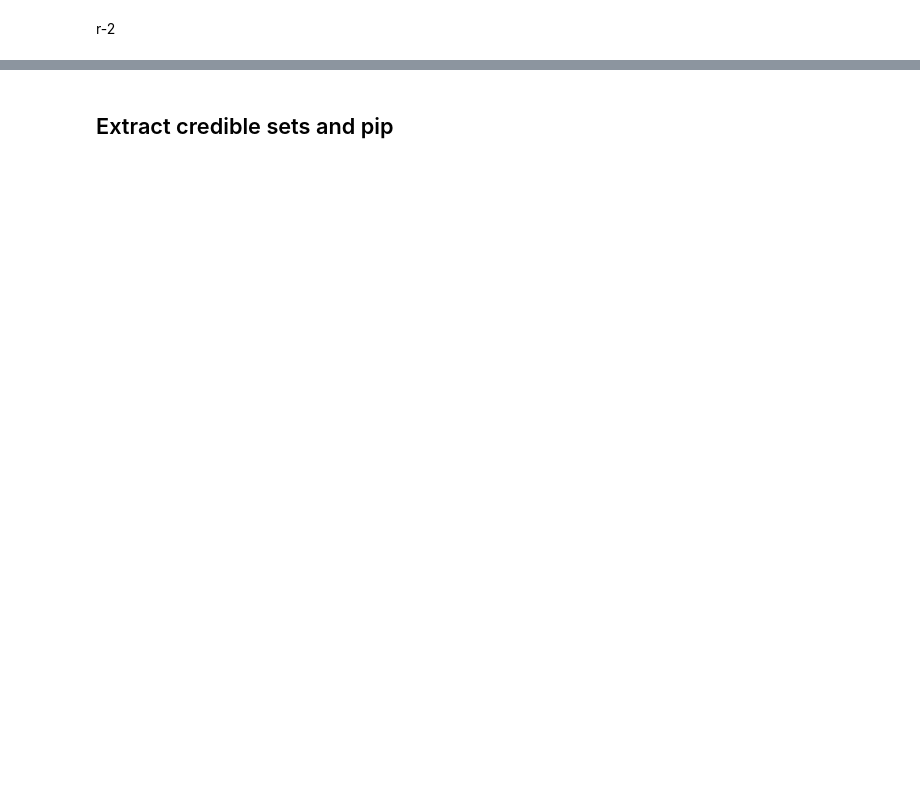
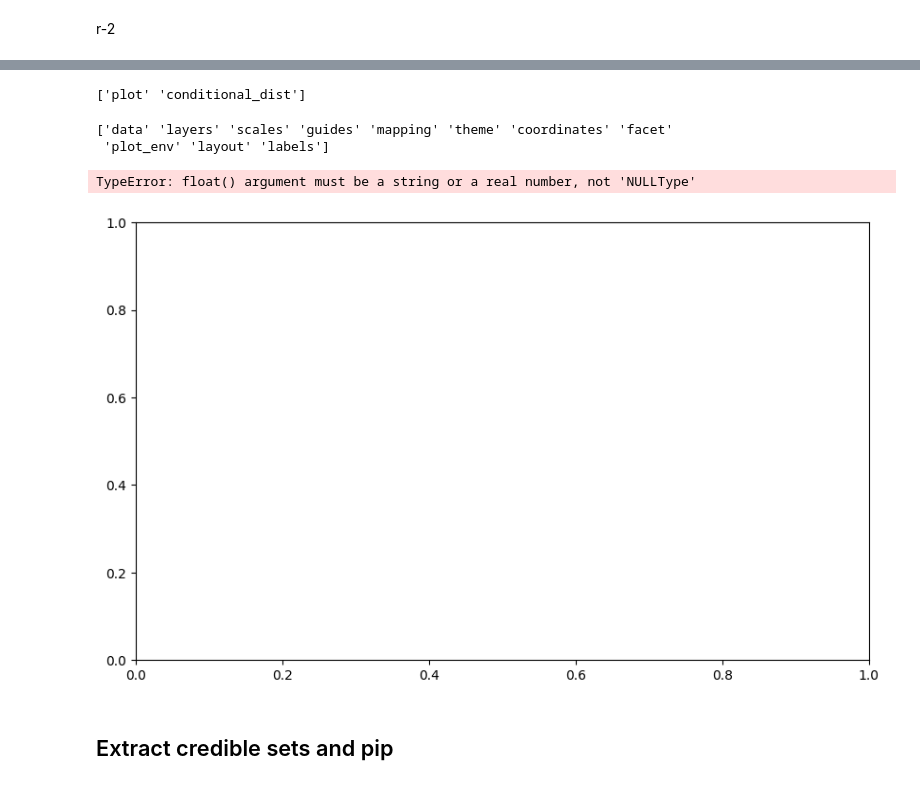
Before and after one commit to Edilawit-Manaye/hypothesis-generation_demo, a Jupyter notebook: notebooks/finemapping_susie_for_ALL_chr_updated.ipynb, the cells around one changed output, grey strips where cells are left out. Cells and saved outputs as stored; diff of their text form; code cells hidden in the pictures; blank space fills up the shorter version.

```diff
--- a/notebooks/finemapping_susie_for_ALL_chr_updated.ipynb
+++ b/notebooks/finemapping_susie_for_ALL_chr_updated.ipynb
@@ -549,0 +573,2 @@ fit = susieR.susie_rss(
+# %%
+s = susieR.estimate_s_rss(z, R, n, r_tol, method = "null-mle"),
@@ -549,0 +598,3 @@ fit = susieR.susie_rss(
+# %%
+if isinstance(s, tuple):
+    s = s[0]
@@ -549,0 +605,6 @@ fit = susieR.susie_rss(
+# %%
+import numpy as np
+
+# Add a small value to the diagonal of the matrix
+epsilon = 1e-4  # Regularization constant
+R_df += np.eye(R_df.shape[0]) * epsilon
@@ -549,0 +638,8 @@ fit = susieR.susie_rss(
+# %%
+susie_result = susieR.kriging_rss(
+    z=filtered_chr16_pos53828066_snps_ld_test["tstat"].values.reshape(len(R_df), 1),
+    R=R_df,
+    n=359983,
+    r_tol=1e-08,
+    s=s
+)
@@ -549,0 +671,4 @@ fit = susieR.susie_rss(
+# %%
+print(susie_result.names)
+# %% [output]
+['plot' 'conditional_dist']
@@ -550,3 +684,22 @@ fit = susieR.susie_rss(
+# %%
+from rpy2.robjects import pandas2ri
+pandas2ri.activate()
+plot_data = susie_result.rx2('plot')
+print(plot_data.names)
+x = np.array(plot_data.rx2('x'))  # Replace 'x' with the actual name of the component
+y = np.array(plot_data.rx2('y'))  # Replace 'y' with the actual name of the component
+import matplotlib.pyplot as plt
+plt.figure(figsize=(10, 6))
+plt.scatter(x, y, color='blue', alpha=0.7)
+plt.xlabel('X-axis Label')
+plt.ylabel('Y-axis Label')
+plt.title('SuSiE Plot')
+plt.show()
+# %% [output]
+['data' 'layers' 'scales' 'guides' 'mapping' 'theme' 'coordinates' 'facet'
+ 'plot_env' 'layout' 'labels']
+TypeError: float() argument must be a string or a real number, not 'NULLType'
+[figure, added]
 # %% [markdown]
 ## Extract credible sets and pip
 # %%
```
Also changed, not shown: parts of 19 cells of this notebook.
